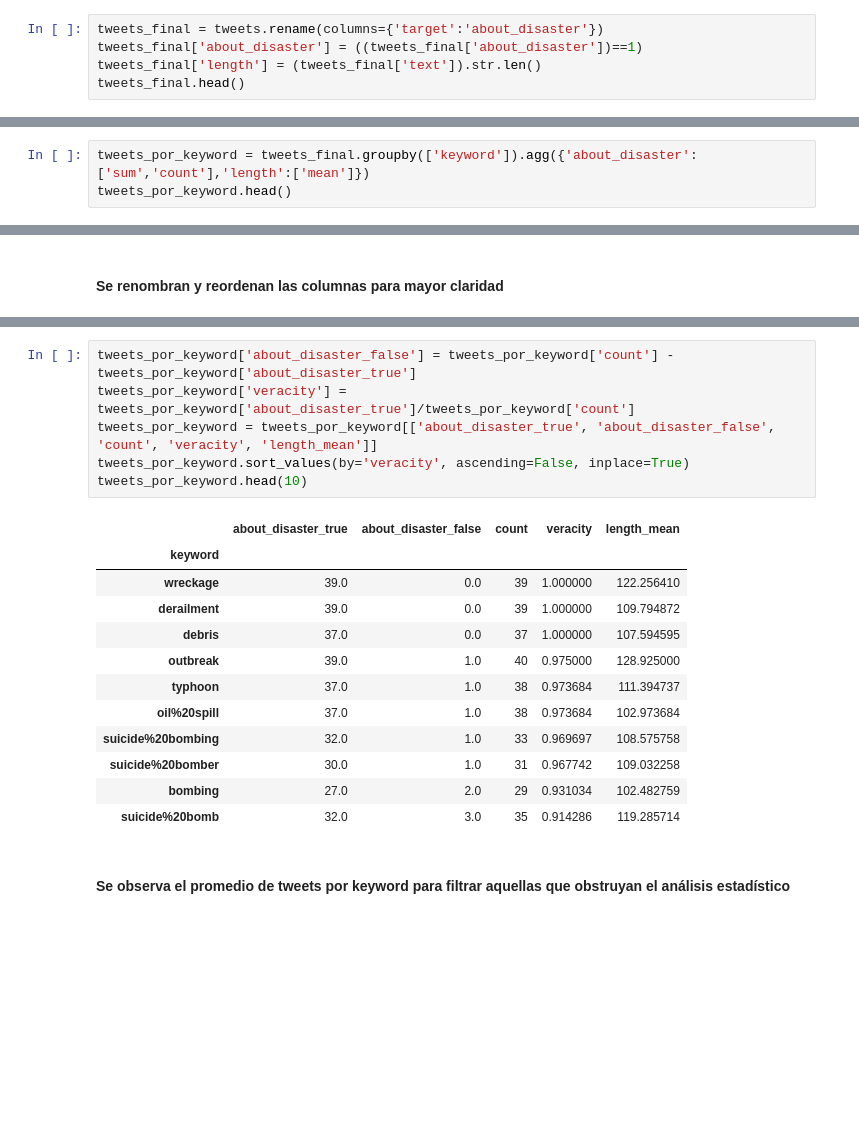
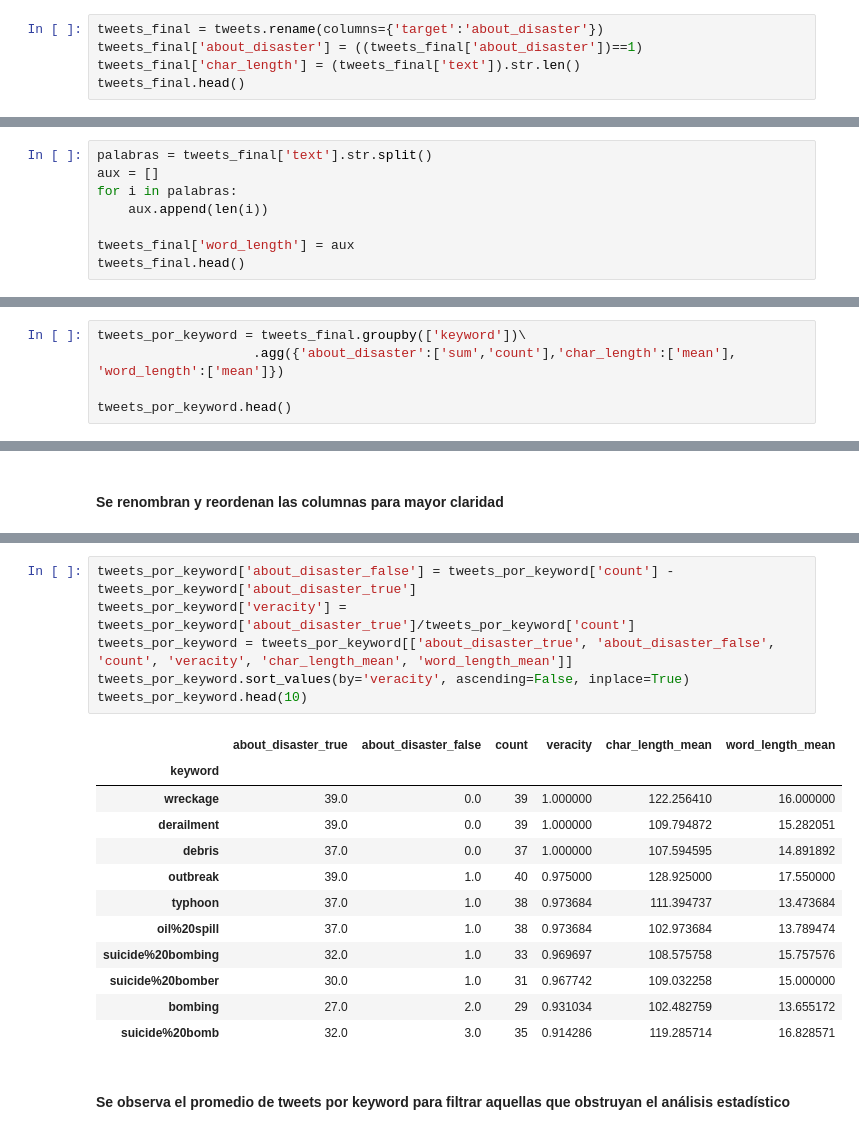
Before and after one commit to RiedelNicolas/TP1-Organizacion-de-Datos, a Jupyter notebook: Gonza.ipynb, the cells around one changed output, grey strips where cells are left out. Saved outputs shown, nothing was run; the diff lists cells and outputs as text; blank space fills up the shorter version.

Commit message:
Agrego cantidad de palabras por tweet al estudio

```diff
--- a/Gonza.ipynb
+++ b/Gonza.ipynb
@@ -22,6 +22,6 @@ tweets.sample(n=5)
 # %%
 tweets_final = tweets.rename(columns={'target':'about_disaster'})
 tweets_final['about_disaster'] = ((tweets_final['about_disaster'])==1)
-tweets_final['length'] = (tweets_final['text']).str.len()
+tweets_final['char_length'] = (tweets_final['text']).str.len()
 tweets_final.head()
 # %% [output]
@@ -31,3 +31,11 @@ tweets_final.head()
 | 2 | 5 | NaN | NaN | All residents asked to 'shelter i... | True | 133 |
 | 3 | 6 | NaN | NaN | 13,000 people receive #wildfires ... | True | 65 |
 | 4 | 7 | NaN | NaN | Just got sent this photo from Rub... | True | 88 |
+# %%
+palabras = tweets_final['text'].str.split()
+aux = []
+for i in palabras:
+    aux.append(len(i))
+
+tweets_final['word_length'] = aux
+tweets_final.head()
@@ -38,6 +53,8 @@ tweets_final['keyword'].fillna("none_keyword", inplace=True)
 # %% [markdown]
 #### Se agrupa por keyword y se calcula valores relevantes a lo que se busca estudiar (cantidad de tweets veraces y totales, y longitud promedio de los tweets totales, veraces y no veraces por keyword).
 # %%
-tweets_por_keyword = tweets_final.groupby(['keyword']).agg({'about_disaster':['sum','count'],'length':['mean']})
+tweets_por_keyword = tweets_final.groupby(['keyword'])\
+                    .agg({'about_disaster':['sum','count'],'char_length':['mean'], 'word_length':['mean']})
+
 tweets_por_keyword.head()
 # %% [output]
@@ -92,22 +110,22 @@ tweets_por_keyword.head()
 # %%
 tweets_por_keyword['about_disaster_false'] = tweets_por_keyword['count'] - tweets_por_keyword['about_disaster_true']
 tweets_por_keyword['veracity'] =  tweets_por_keyword['about_disaster_true']/tweets_por_keyword['count']
-tweets_por_keyword = tweets_por_keyword[['about_disaster_true', 'about_disaster_false', 'count', 'veracity', 'length_mean']]
+tweets_por_keyword = tweets_por_keyword[['about_disaster_true', 'about_disaster_false', 'count', 'veracity', 'char_length_mean', 'word_length_mean']]
 tweets_por_keyword.sort_values(by='veracity', ascending=False, inplace=True)
 tweets_por_keyword.head(10)
 # %% [output]
-|  | about_disaster_true | about_disaster_false | count | veracity | length_mean |
-| keyword |  |  |  |  |  |
-| wreckage | 39.0 | 0.0 | 39 | 1.000000 | 122.256410 |
-| derailment | 39.0 | 0.0 | 39 | 1.000000 | 109.794872 |
-| debris | 37.0 | 0.0 | 37 | 1.000000 | 107.594595 |
-| outbreak | 39.0 | 1.0 | 40 | 0.975000 | 128.925000 |
-| typhoon | 37.0 | 1.0 | 38 | 0.973684 | 111.394737 |
-| oil%20spill | 37.0 | 1.0 | 38 | 0.973684 | 102.973684 |
-| suicide%20bombing | 32.0 | 1.0 | 33 | 0.969697 | 108.575758 |
-| suicide%20bomber | 30.0 | 1.0 | 31 | 0.967742 | 109.032258 |
-| bombing | 27.0 | 2.0 | 29 | 0.931034 | 102.482759 |
-| suicide%20bomb | 32.0 | 3.0 | 35 | 0.914286 | 119.285714 |
+|  | about_disaster_true | about_disaster_false | count | veracity | char_length_mean | word_length_mean |
+| keyword |  |  |  |  |  |  |
+| wreckage | 39.0 | 0.0 | 39 | 1.000000 | 122.256410 | 16.000000 |
+| derailment | 39.0 | 0.0 | 39 | 1.000000 | 109.794872 | 15.282051 |
+| debris | 37.0 | 0.0 | 37 | 1.000000 | 107.594595 | 14.891892 |
+| outbreak | 39.0 | 1.0 | 40 | 0.975000 | 128.925000 | 17.550000 |
+| typhoon | 37.0 | 1.0 | 38 | 0.973684 | 111.394737 | 13.473684 |
+| oil%20spill | 37.0 | 1.0 | 38 | 0.973684 | 102.973684 | 13.789474 |
+| suicide%20bombing | 32.0 | 1.0 | 33 | 0.969697 | 108.575758 | 15.757576 |
+| suicide%20bomber | 30.0 | 1.0 | 31 | 0.967742 | 109.032258 | 15.000000 |
+| bombing | 27.0 | 2.0 | 29 | 0.931034 | 102.482759 | 13.655172 |
+| suicide%20bomb | 32.0 | 3.0 | 35 | 0.914286 | 119.285714 | 16.828571 |
 # %% [markdown]
 #### Se observa el promedio de tweets por keyword para filtrar aquellas que obstruyan el análisis estadístico
 # %%
```
Also changed, not shown: parts of 13 cells of this notebook.
